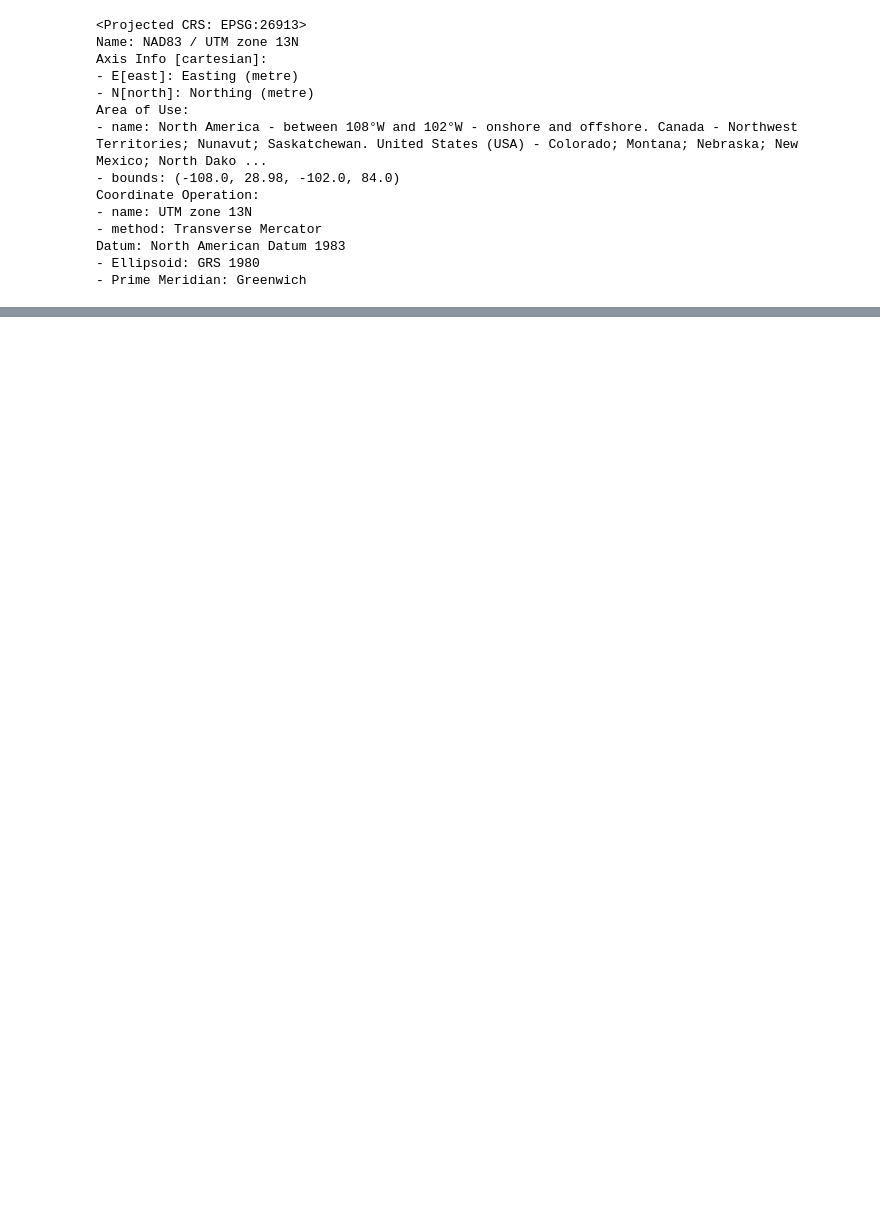
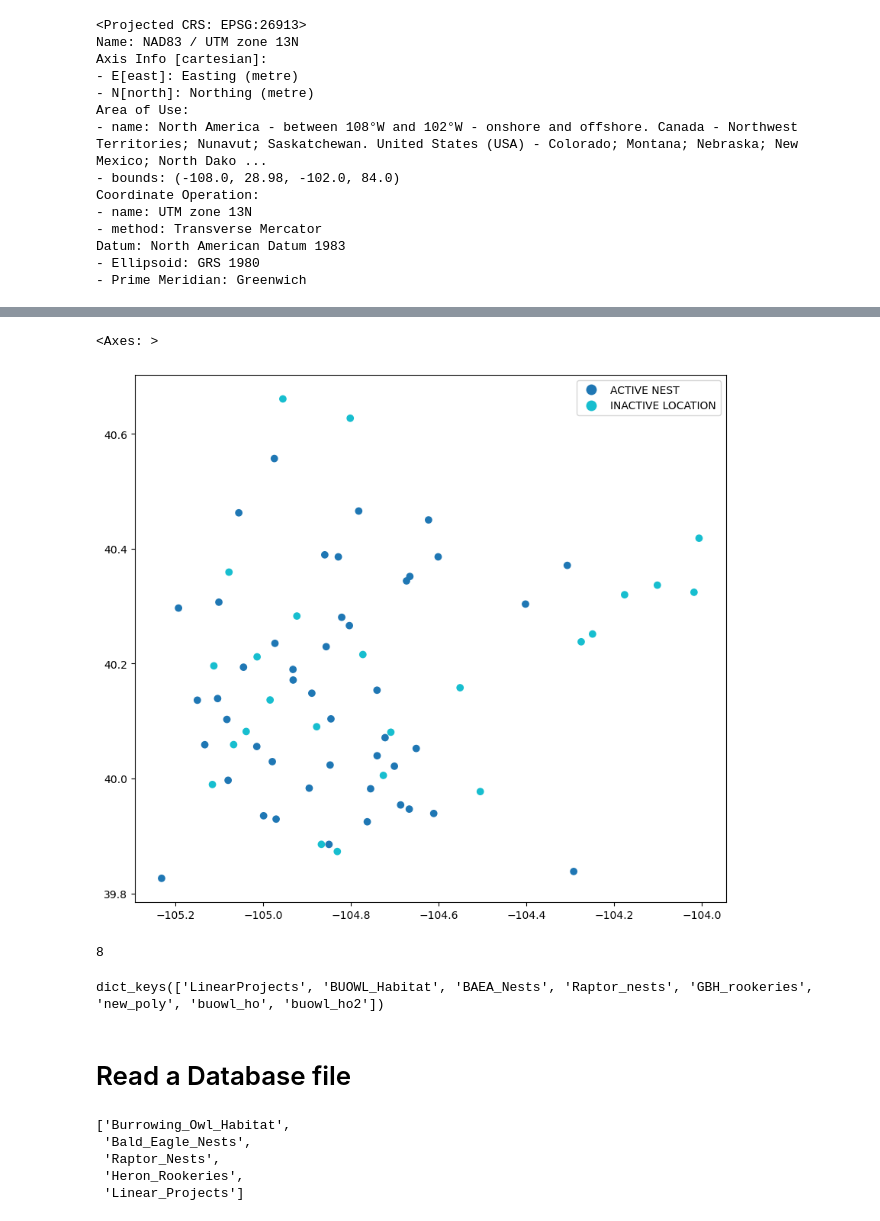
Before and after one commit to Ochwada/GeoAI-2023, a Jupyter notebook: Geospatial_DS_with_Python_GeoPandas/1_notebook.ipynb, the cells around one changed output, grey strips where cells are left out. Cells and saved outputs as stored; diff of their text form; code cells hidden in the pictures; blank space fills up the shorter version.

Commit message:
loadding data

```diff
--- a/Geospatial_DS_with_Python_GeoPandas/1_notebook.ipynb
+++ b/Geospatial_DS_with_Python_GeoPandas/1_notebook.ipynb
@@ -112,0 +127,3 @@ plt.show()
+# %%
+eagles_baea = gpd.read_file("geopandas/data/DJBasin.gpkg", layer = "BAEA_Nests")
+eagles_baea.head()
@@ -112,0 +153,5 @@ plt.show()
+# %%
+eagles_baea.plot(figsize=(10,10), column="status", legend =True)
+# %% [output]
+<Axes: >
+[figure, added]
@@ -112,0 +162,18 @@ plt.show()
+# %%
+len(layers)
+# %% [output]
+8
+# %%
+layers.keys()
+# %% [output]
+dict_keys(['LinearProjects', 'BUOWL_Habitat', 'BAEA_Nests', 'Raptor_nests', 'GBH_rookeries', 'new_poly', 'buowl_ho', 'buowl_ho2'])
+# %% [markdown]
+# Read a Database file
+# %%
+fiona.listlayers("geopandas/data/DJBasin.gdb/")
+# %% [output]
+['Burrowing_Owl_Habitat',
+ 'Bald_Eagle_Nests',
+ 'Raptor_Nests',
+ 'Heron_Rookeries',
+ 'Linear_Projects']
```
Also changed, not shown: parts of 11 cells of this notebook.
